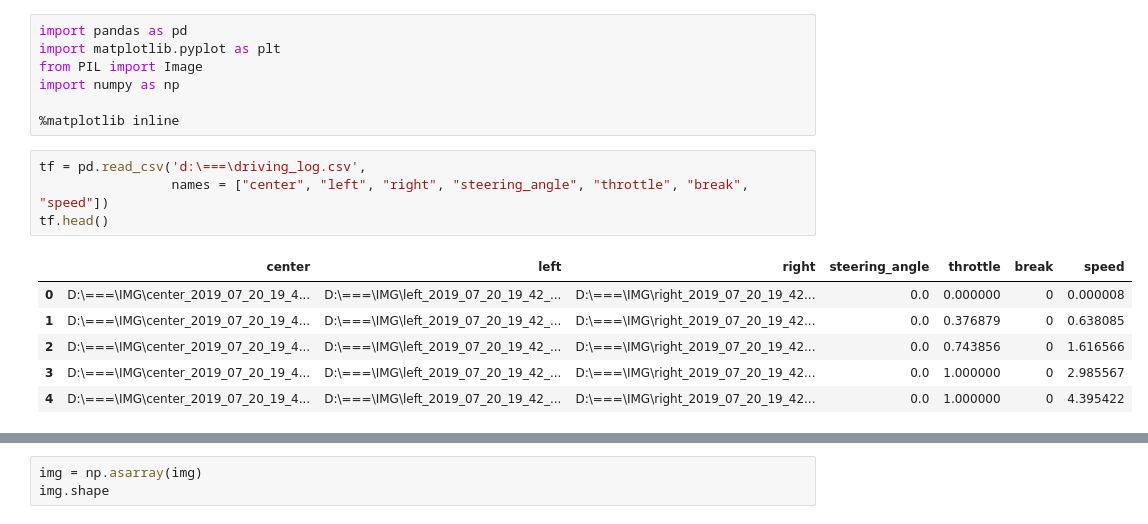
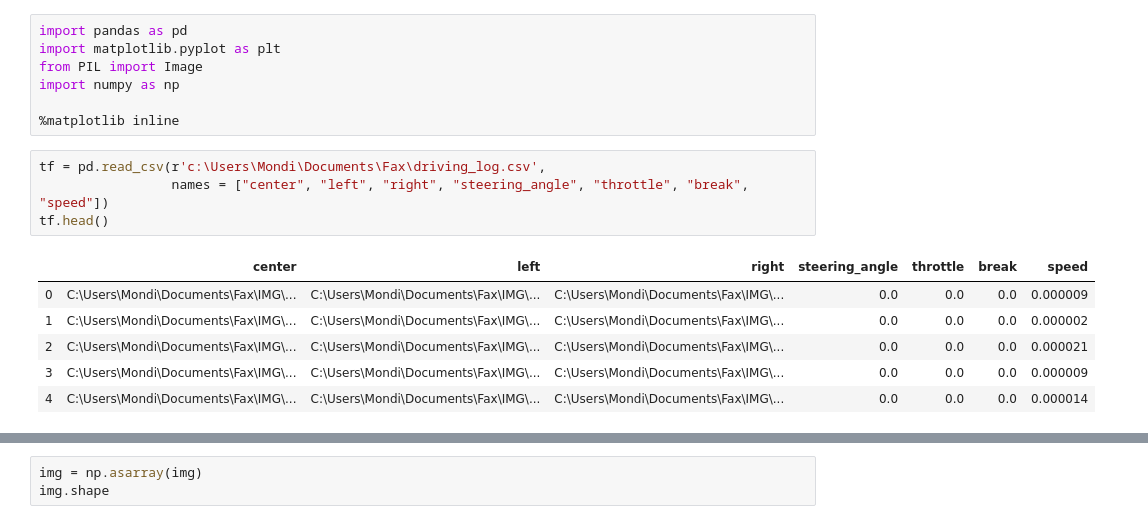
Before and after one commit to Mondiegus/Python_learning, a Jupyter notebook: Machine_learning/Third_comp/Day4.ipynb, the cells around one changed output, grey strips where cells are left out. Saved outputs shown, nothing was run; the diff lists cells and outputs as text.

```diff
--- a/Machine_learning/Third_comp/Day4.ipynb
+++ b/Machine_learning/Third_comp/Day4.ipynb
@@ -6,16 +6,16 @@ import numpy as np
 
 %matplotlib inline
 # %%
-tf = pd.read_csv('d:\===\driving_log.csv',
+tf = pd.read_csv(r'c:\Users\Mondi\Documents\Fax\driving_log.csv',
                  names = ["center", "left", "right", "steering_angle", "throttle", "break", "speed"])
 tf.head()
 # %% [output]
 |  | center | left | right | steering_angle | throttle | break | speed |
-| 0 | D:\===\IMG\center_2019_07_20_19_4... | D:\===\IMG\left_2019_07_20_19_42_... | D:\===\IMG\right_2019_07_20_19_42... | 0.0 | 0.000000 | 0 | 0.000008 |
-| 1 | D:\===\IMG\center_2019_07_20_19_4... | D:\===\IMG\left_2019_07_20_19_42_... | D:\===\IMG\right_2019_07_20_19_42... | 0.0 | 0.376879 | 0 | 0.638085 |
-| 2 | D:\===\IMG\center_2019_07_20_19_4... | D:\===\IMG\left_2019_07_20_19_42_... | D:\===\IMG\right_2019_07_20_19_42... | 0.0 | 0.743856 | 0 | 1.616566 |
-| 3 | D:\===\IMG\center_2019_07_20_19_4... | D:\===\IMG\left_2019_07_20_19_42_... | D:\===\IMG\right_2019_07_20_19_42... | 0.0 | 1.000000 | 0 | 2.985567 |
-| 4 | D:\===\IMG\center_2019_07_20_19_4... | D:\===\IMG\left_2019_07_20_19_42_... | D:\===\IMG\right_2019_07_20_19_42... | 0.0 | 1.000000 | 0 | 4.395422 |
+| 0 | C:\Users\Mondi\Documents\Fax\IMG\... | C:\Users\Mondi\Documents\Fax\IMG\... | C:\Users\Mondi\Documents\Fax\IMG\... | 0.0 | 0.0 | 0.0 | 0.000009 |
+| 1 | C:\Users\Mondi\Documents\Fax\IMG\... | C:\Users\Mondi\Documents\Fax\IMG\... | C:\Users\Mondi\Documents\Fax\IMG\... | 0.0 | 0.0 | 0.0 | 0.000002 |
+| 2 | C:\Users\Mondi\Documents\Fax\IMG\... | C:\Users\Mondi\Documents\Fax\IMG\... | C:\Users\Mondi\Documents\Fax\IMG\... | 0.0 | 0.0 | 0.0 | 0.000021 |
+| 3 | C:\Users\Mondi\Documents\Fax\IMG\... | C:\Users\Mondi\Documents\Fax\IMG\... | C:\Users\Mondi\Documents\Fax\IMG\... | 0.0 | 0.0 | 0.0 | 0.000009 |
+| 4 | C:\Users\Mondi\Documents\Fax\IMG\... | C:\Users\Mondi\Documents\Fax\IMG\... | C:\Users\Mondi\Documents\Fax\IMG\... | 0.0 | 0.0 | 0.0 | 0.000014 |
 # %%
 tf["break"].plot()
 # %% [output]
```
Also changed, not shown: parts of 11 cells of this notebook, 4 other files.
